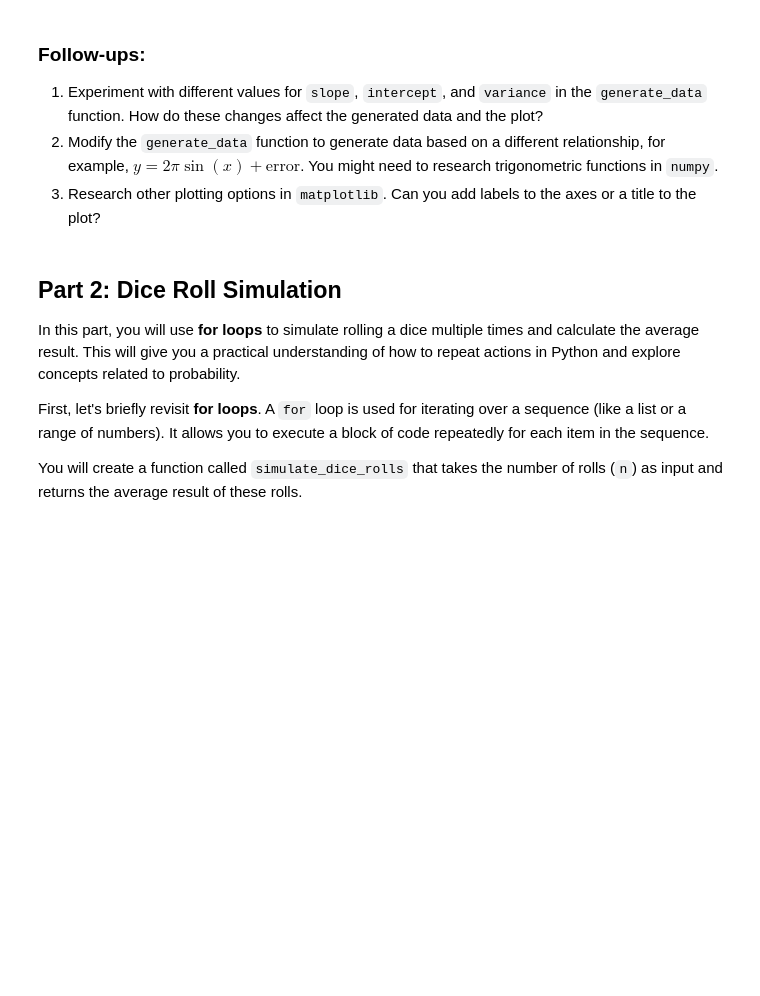
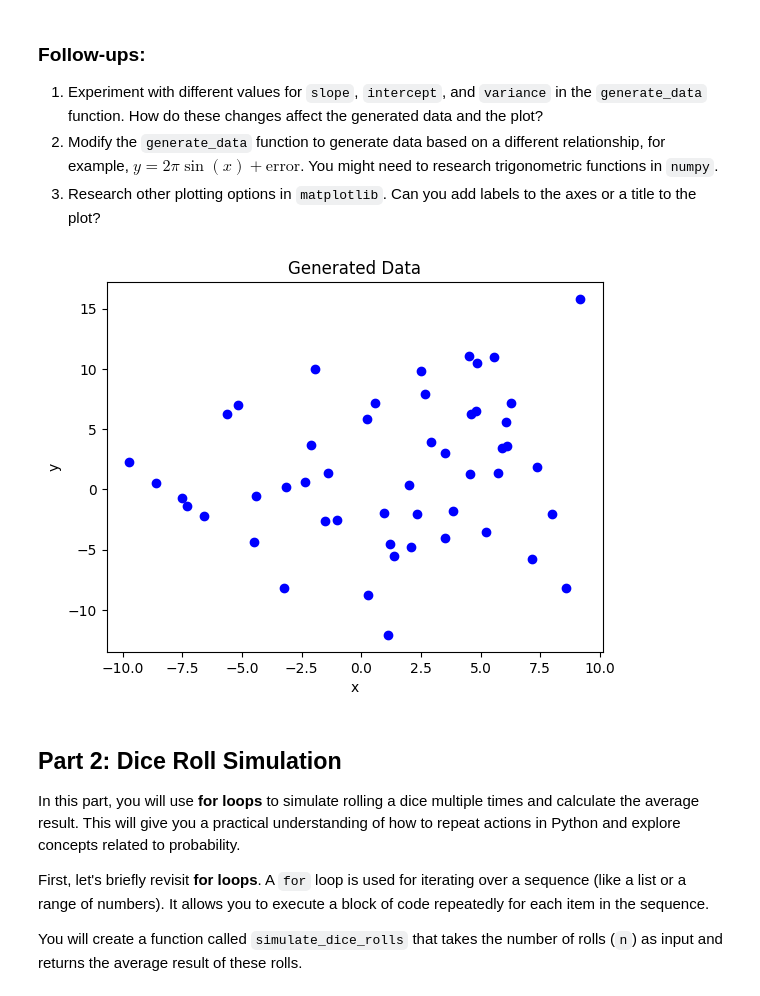
Before and after one commit to Villains-Kuker/ML_society, a Jupyter notebook: Week_1_Coursework_Intro_To_Python.ipynb, the cells around one changed output. Saved outputs shown, nothing was run; the diff lists cells and outputs as text; code cells hidden in the pictures; blank space fills up the shorter version.

```diff
--- a/Week_1_Coursework_Intro_To_Python.ipynb
+++ b/Week_1_Coursework_Intro_To_Python.ipynb
@@ -68,6 +83,33 @@ plot_data(x_generated, y_generated)
 1. Experiment with different values for `slope`, `intercept`, and `variance` in the `generate_data` function. How do these changes affect the generated data and the plot?
 2. Modify the `generate_data` function to generate data based on a different relationship, for example, $y = 2\pi \sin(x) + \text{error}$. You might need to research trigonometric functions in `numpy`.
 3. Research other plotting options in `matplotlib`. Can you add labels to the axes or a title to the plot?
+# %%
+def generate_data(n, std):
+  # Simplify the generator name
+  rng = np.random.default_rng()
+  # Generate the uniformly distribured x
+  x = rng.uniform(-10,10, n)
+  # Generate the normally distributed epsilon
+  epsilon = rng.normal(0, std, n)
+  # Calculate y, assuming x is given in degree
+  y = 2 * np.pi * np.sin(np.deg2rad(x)) + epsilon
+  return [x], [y]
+
+def plot_data(x,y):
+  # Plot the data, 'bo' stands for the blue circles used to plot the points
+  plt.plot(x,y,'bo')
+  # Set the xlabel, ylabel, and the title of the plot
+  plt.xlabel('x')
+  plt.ylabel('y')
+  plt.title('Generated Data')
+  # Show the plot when running the cell
+  plt.show()
+
+# Now, let's use our functions to generate and plot data
+x_generated, y_generated = generate_data(n, std)
+plot_data(x_generated, y_generated)
+# %% [output]
+[figure, added]
 # %% [markdown]
 ## Part 2: Dice Roll Simulation
 
```
Also changed, not shown: parts of 10 cells of this notebook.
